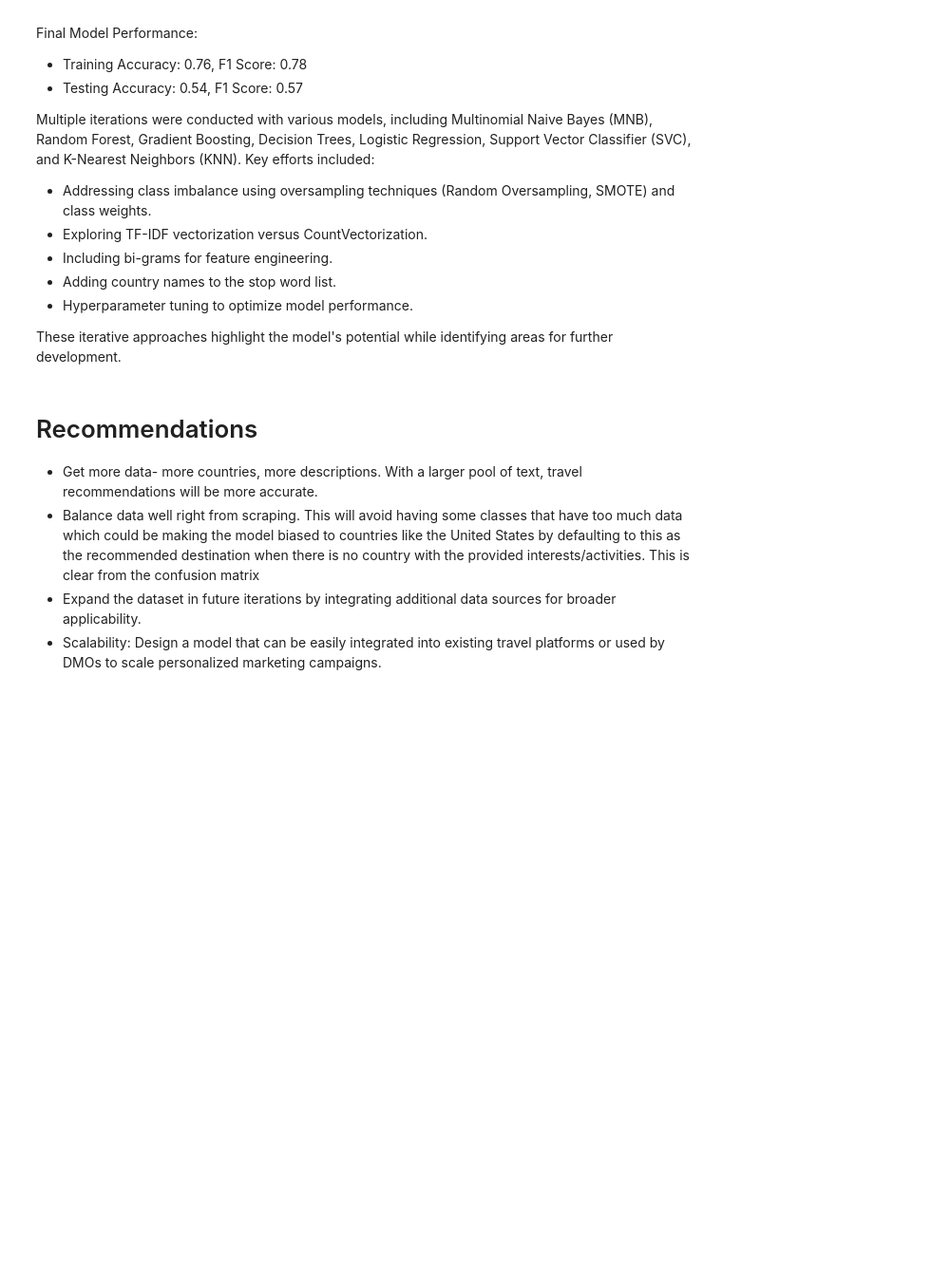
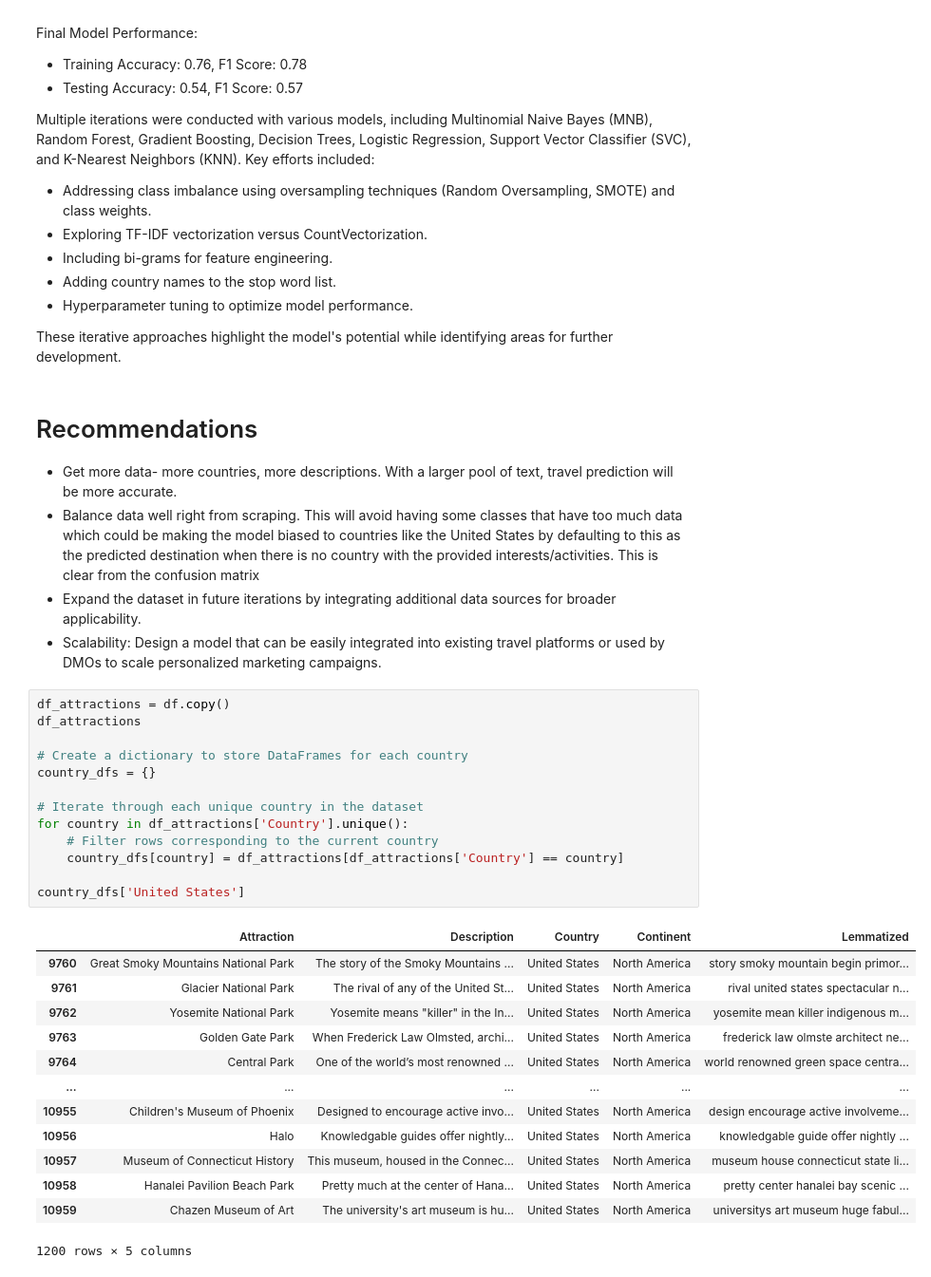
Before and after one commit to KImondorose/Safari-Travel-Advisor, a Jupyter notebook: work_in_progress/rose.ipynb, the cells around one changed output. Shown at 95% size. Cells and saved outputs as stored; diff of their text form; blank space fills up the shorter version.

```diff
--- a/work_in_progress/rose.ipynb
+++ b/work_in_progress/rose.ipynb
@@ -2385,7 +2428,34 @@ Multiple iterations were conducted with various models, including Multinomial Na
 These iterative approaches highlight the model's potential while identifying areas for further development.
 # %% [markdown]
 # Recommendations
-- Get more data- more countries, more descriptions. With a larger pool of text, travel recommendations will be more accurate.
-- Balance data well right from scraping. This will avoid having some classes that have too much data which could be making the model biased to countries like the United States by defaulting to this as the recommended destination when there is no country with the provided interests/activities. This is clear from the confusion matrix
+- Get more data- more countries, more descriptions. With a larger pool of text, travel prediction will be more accurate.
+- Balance data well right from scraping. This will avoid having some classes that have too much data which could be making the model biased to countries like the United States by defaulting to this as the predicted destination when there is no country with the provided interests/activities. This is clear from the confusion matrix
 - Expand the dataset in future iterations by integrating additional data sources for broader applicability.
 - Scalability: Design a model that can be easily integrated into existing travel platforms or used by DMOs to scale personalized marketing campaigns.
+# %%
+df_attractions = df.copy()
+df_attractions
+
+# Create a dictionary to store DataFrames for each country
+country_dfs = {}
+
+# Iterate through each unique country in the dataset
+for country in df_attractions['Country'].unique():
+    # Filter rows corresponding to the current country
+    country_dfs[country] = df_attractions[df_attractions['Country'] == country]
+
+country_dfs['United States']
+# %% [output]
+|  | Attraction | Description | Country | Continent | Lemmatized |
+| 9760 | Great Smoky Mountains National Park | The story of the Smoky Mountains ... | United States | North America | story smoky mountain begin primor... |
+| 9761 | Glacier National Park | The rival of any of the United St... | United States | North America | rival united states spectacular n... |
+| 9762 | Yosemite National Park | Yosemite means "killer" in the In... | United States | North America | yosemite mean killer indigenous m... |
+| 9763 | Golden Gate Park | When Frederick Law Olmsted, archi... | United States | North America | frederick law olmste architect ne... |
+| 9764 | Central Park | One of the world’s most renowned ... | United States | North America | world renowned green space centra... |
+| ... | ... | ... | ... | ... | ... |
+| 10955 | Children's Museum of Phoenix | Designed to encourage active invo... | United States | North America | design encourage active involveme... |
+| 10956 | Halo | Knowledgable guides offer nightly... | United States | North America | knowledgable guide offer nightly ... |
+| 10957 | Museum of Connecticut History | This museum, housed in the Connec... | United States | North America | museum house connecticut state li... |
+| 10958 | Hanalei Pavilion Beach Park | Pretty much at the center of Hana... | United States | North America | pretty center hanalei bay scenic ... |
+| 10959 | Chazen Museum of Art | The university's art museum is hu... | United States | North America | universitys art museum huge fabul... |
+1200 rows × 5 columns
```
Also changed, not shown: parts of 15 cells of this notebook.
